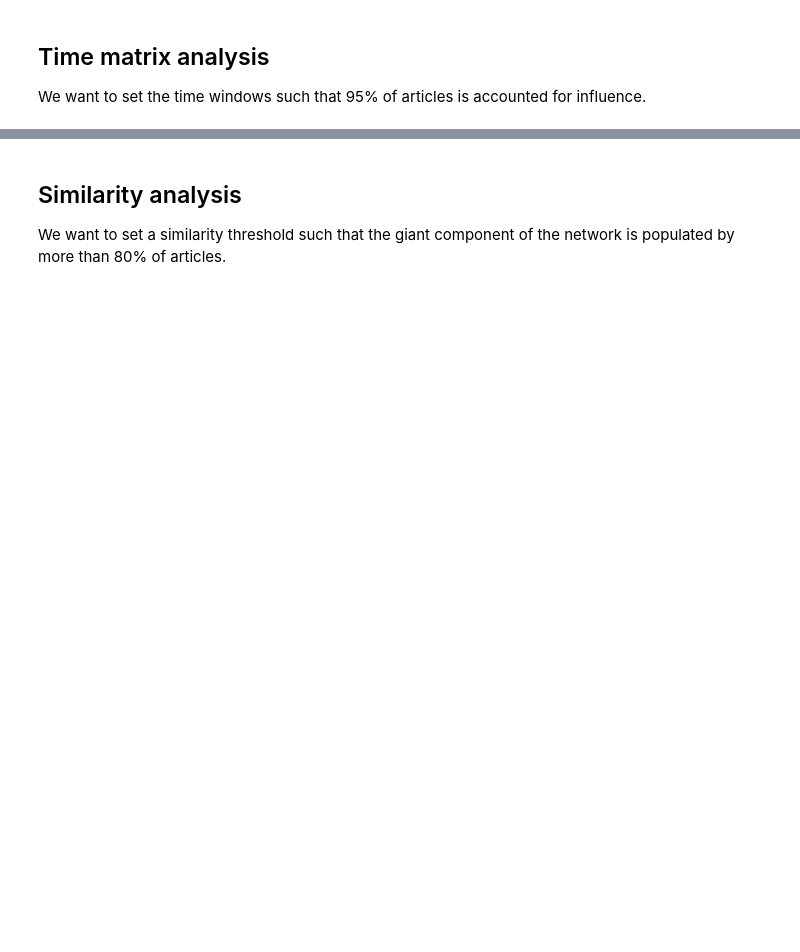
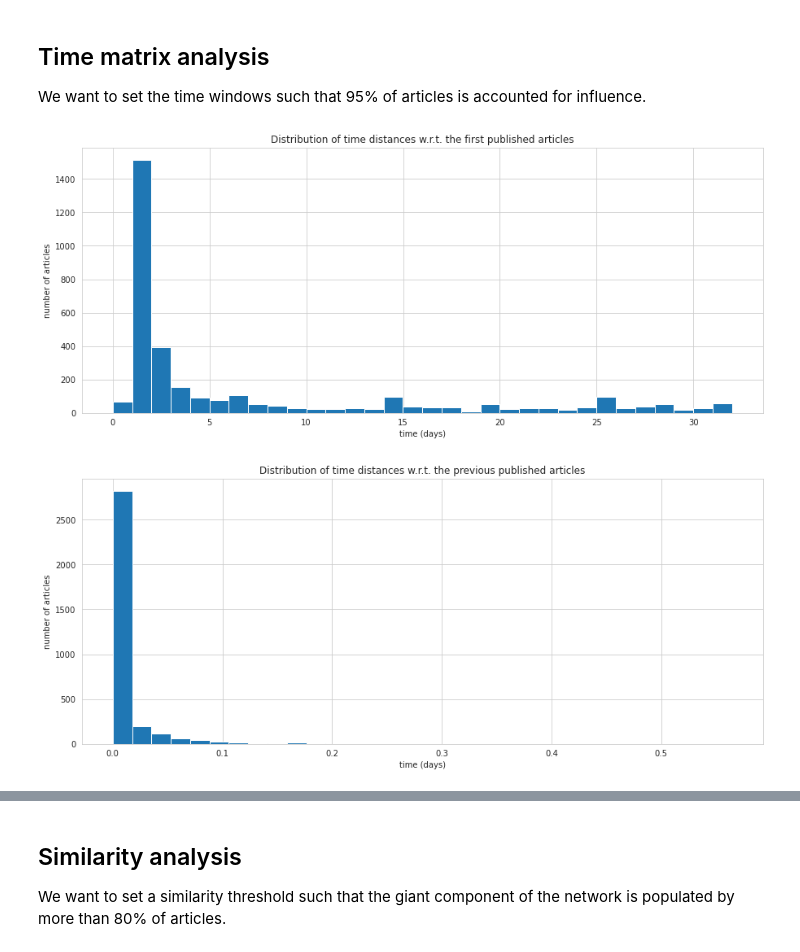
Before and after one commit to relogu/cn_project, a Jupyter notebook: notebooks/emp_data_analysis.ipynb, the cells around one changed output, grey strips where cells are left out. Cells and saved outputs as stored; diff of their text form; code cells hidden in the pictures; blank space fills up the shorter version.

```diff
--- a/notebooks/emp_data_analysis.ipynb
+++ b/notebooks/emp_data_analysis.ipynb
@@ -216,14 +233,17 @@ def create_time_dif(timestamps):
 difs = create_time_dif(list(info_df['timestamp']))
 # %%
 plt.figure(figsize=(15, 6))
-occ, _ = plt.hist(difs[0], bins='auto')
+occ = plt.hist(difs[0], bins='auto')
 plt.title('Distribution of time distances w.r.t. the first published articles')
 plt.xlabel('time (days)')
 plt.ylabel('number of articles')
 plt.show()
 plt.figure(figsize=(15, 6))
-plt.hist(np.diag(difs, k=1), bins=len(occ))
+plt.hist(np.diag(difs, k=1), bins=len(occ[0]))
 plt.title('Distribution of time distances w.r.t. the previous published articles')
 plt.xlabel('time (days)')
 plt.ylabel('number of articles')
 plt.show()
+# %% [output]
+[figure, added]
+[figure, added]
```
Also changed, not shown: parts of 14 cells of this notebook.
